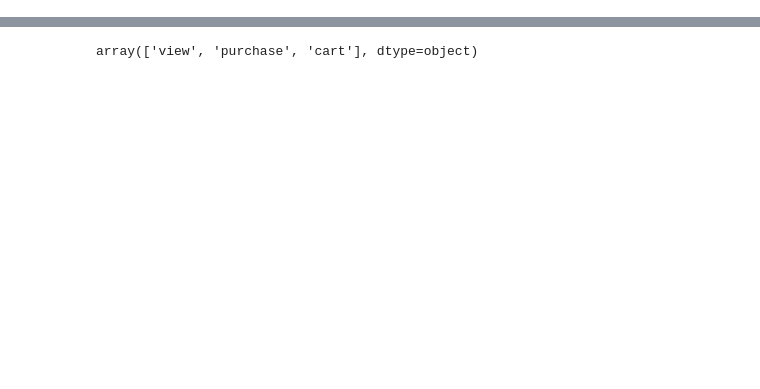
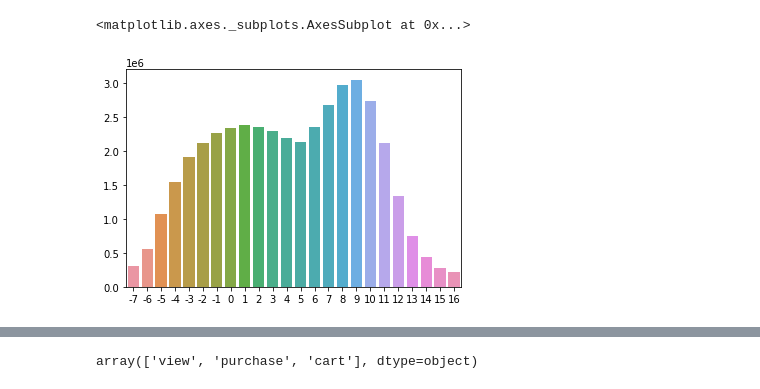
Before and after one commit to dlskawns/coz-project, a Jupyter notebook: CP2_기획_프로젝트.ipynb, the cells around one changed output, grey strips where cells are left out. Cells and saved outputs as stored; diff of their text form; code cells hidden in the pictures; blank space fills up the shorter version.

```diff
--- a/CP2_기획_프로젝트.ipynb
+++ b/CP2_기획_프로젝트.ipynb
@@ -25,0 +105,5 @@ df.head()
+# %%
+sns.barplot((df['event_time']-7).value_counts().index, (df['event_time']-7).value_counts().values)
+# %% [output]
+<matplotlib.axes._subplots.AxesSubplot at 0x...>
+[figure, added]
```
Also changed, not shown: parts of 25 cells of this notebook.
